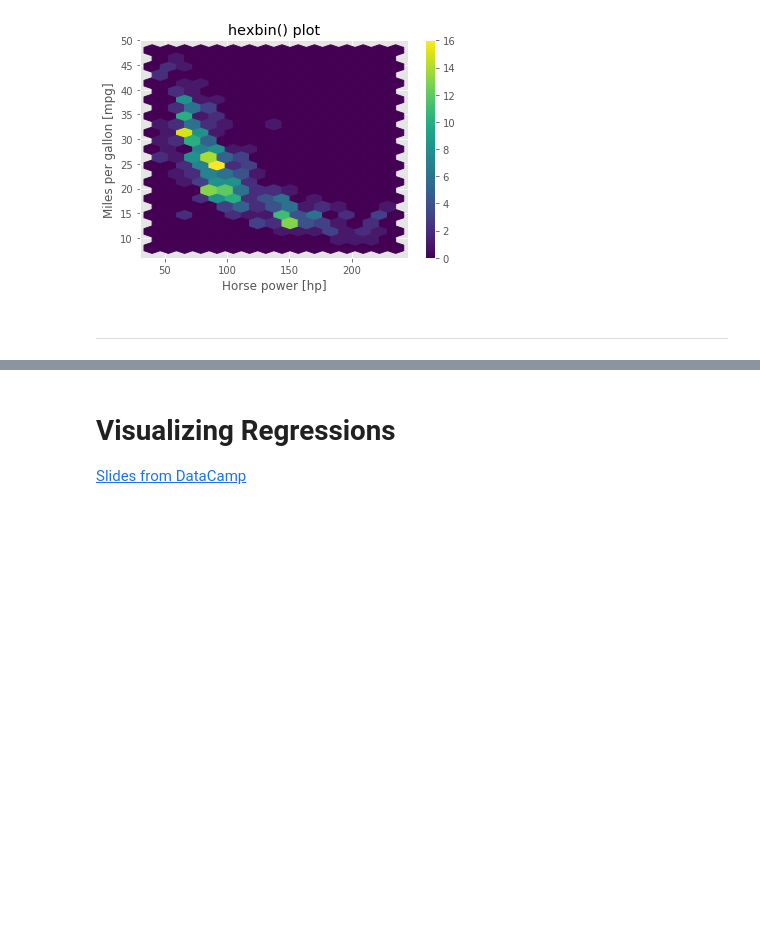
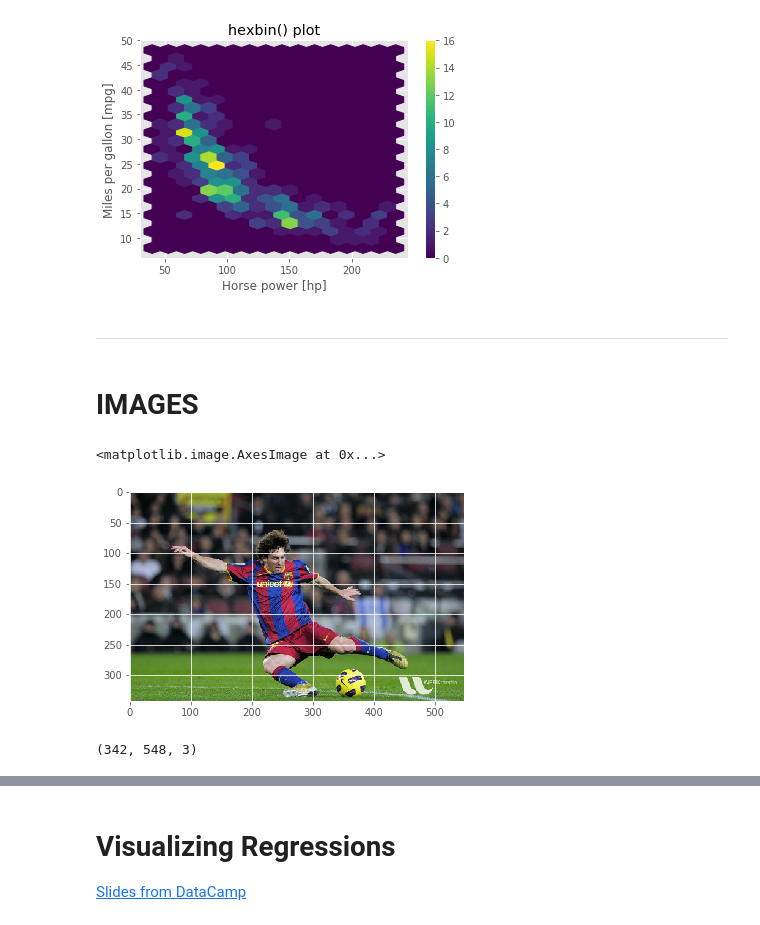
Before and after one commit to pratikgujral/learn-data-visualization, a Jupyter notebook: Learn_Data_Visualization.ipynb, the cells around one changed output, grey strips where cells are left out. Saved outputs shown, nothing was run; the diff lists cells and outputs as text; code cells hidden in the pictures; blank space fills up the shorter version.

```diff
--- a/Learn_Data_Visualization.ipynb
+++ b/Learn_Data_Visualization.ipynb
@@ -374,3 +379,17 @@ plt.show()
 
 
 ---
+# %% [markdown]
+# IMAGES
+# %%
+from skimage import io
+img = io.imread("https://raw.githubusercontent.com/opencv/opencv/master/samples/data/messi5.jpg")
+plt.imshow(img)
+# %% [output]
+<matplotlib.image.AxesImage at 0x...>
+[figure, added]
+# %%
+# Print shape of the image
+print(img.shape)
+# %% [output]
+(342, 548, 3)
```
Also changed, not shown: parts of 22 cells of this notebook.
